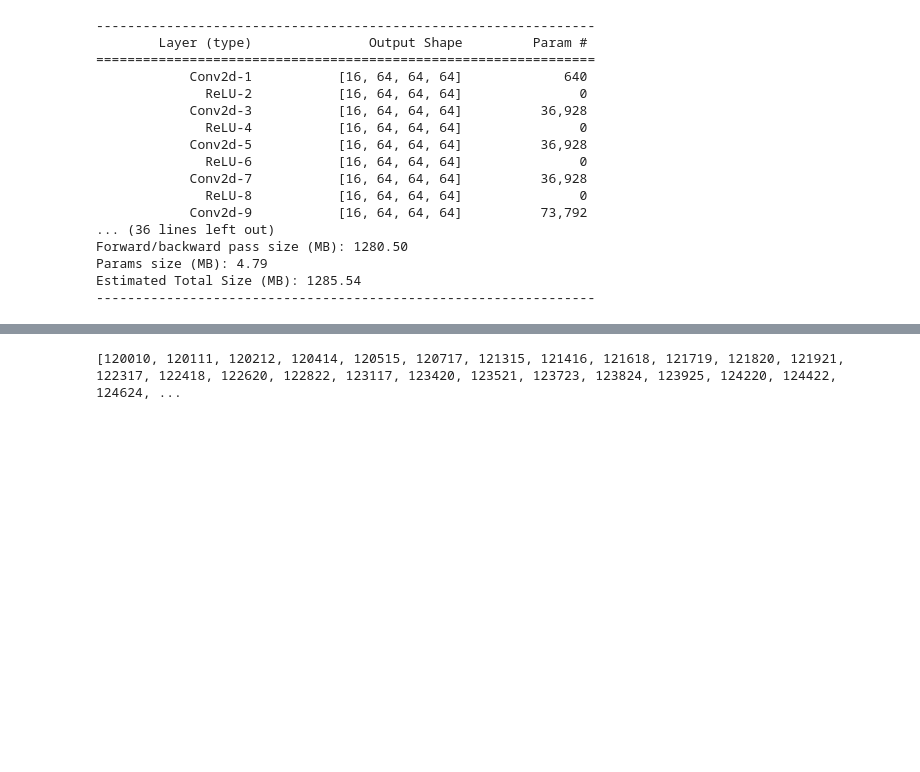
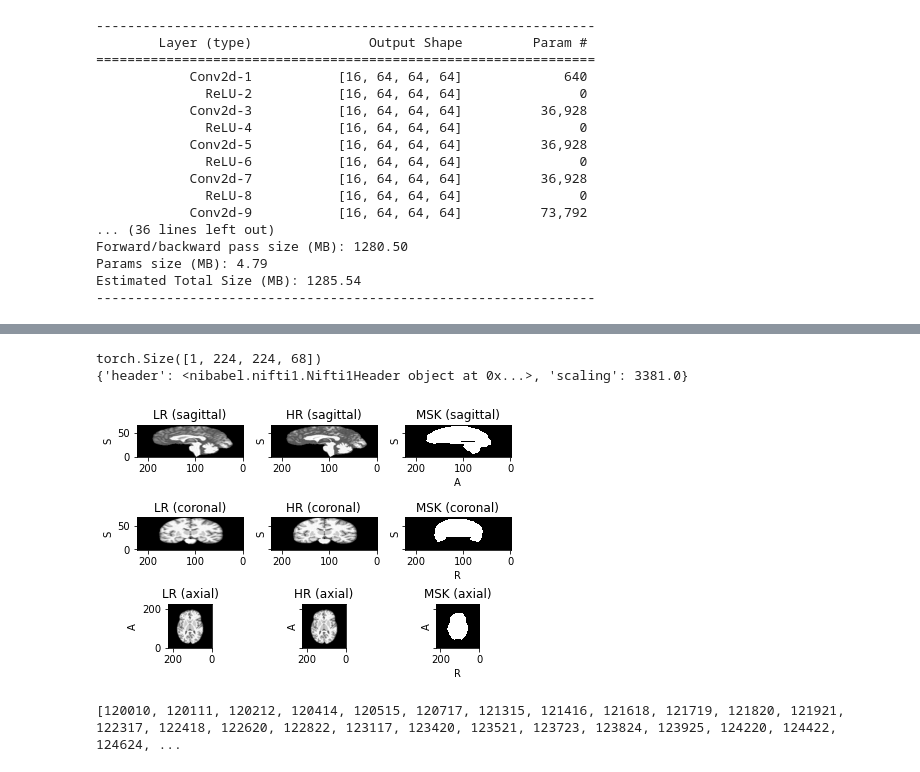
Before and after one commit to rienboonstoppel/SRGan, a Jupyter notebook: predict_multiple_ckpt.ipynb, the cells around one changed output, grey strips where cells are left out. Saved outputs shown, nothing was run; the diff lists cells and outputs as text; code cells hidden in the pictures; blank space fills up the shorter version.

```diff
--- a/predict_multiple_ckpt.ipynb
+++ b/predict_multiple_ckpt.ipynb
@@ -108,3 +137,16 @@ torch.Size([1, 320, 320, 179])
+# %%
+img_real = SimImage(number=120010, middle_slices=None, every_other=1)
+print(img_real.subject()['LR'].data.shape)
+print(img_real.info()['LR'])
+real_subject = [img_real.subject()]
+real_set = tio.SubjectsDataset(
+    real_subject, transform=Normalize(std=std))
+
+real_set[0].plot()
+# %% [output]
+torch.Size([1, 224, 224, 68])
+{'header': <nibabel.nifti1.Nifti1Header object at 0x...>, 'scaling': 3381.0}
+[figure, added]
 # %%
 from glob import glob
 root_dir = 'data'
```
Also changed, not shown: parts of 6 cells of this notebook, 3 other files.
